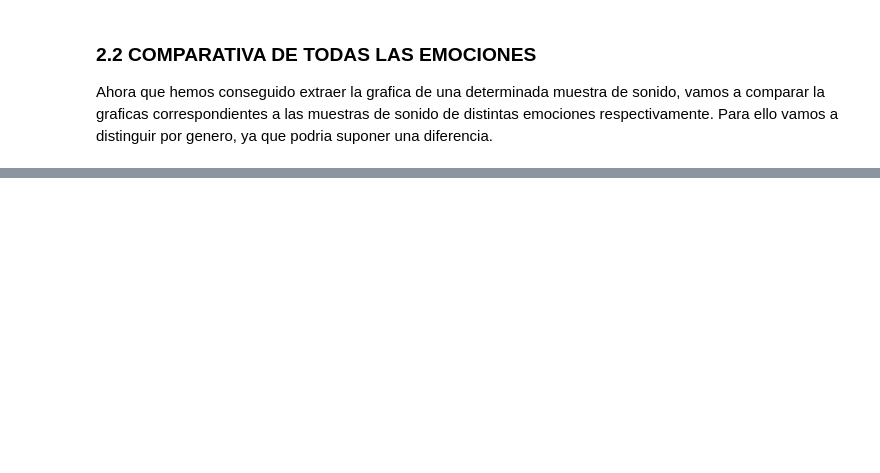
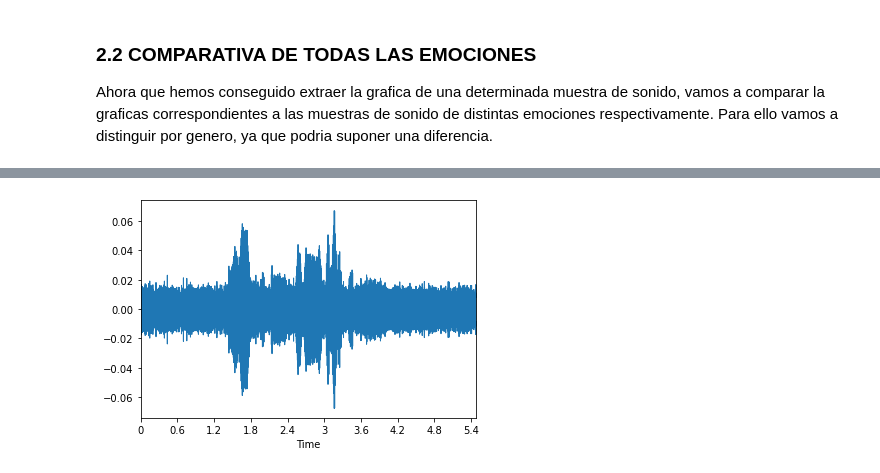
Before and after one commit to Luisa13/Speech_Emotion_Recogntion_in_Foreign_Language, a Jupyter notebook: notebooks/English/3_SER_RAVDESS_English_Augmentation.ipynb, the cells around one changed output, grey strips where cells are left out. Cells and saved outputs as stored; diff of their text form; code cells hidden in the pictures; blank space fills up the shorter version.

Commit message:
RAVDESS English Augmentation - three techniques tried on a sample

```diff
--- a/notebooks/English/3_SER_RAVDESS_English_Augmentation.ipynb
+++ b/notebooks/English/3_SER_RAVDESS_English_Augmentation.ipynb
@@ -247,0 +250,2 @@ def plot_all_emotion_waveforms(gender, rows = 3, cols = 3):
+# %%
+sample_data = librosa.core.load(random_sample)[0]
@@ -247,0 +258,8 @@ def plot_all_emotion_waveforms(gender, rows = 3, cols = 3):
+# %%
+
+wn_spectrum = np.random.randn(len(sample_data))
+data_wn = sample_data + 0.005*wn_spectrum
+# plot_audio_waveform(data_wn)
+librosa.display.waveplot(data_wn, sr=16000)
+ipd.Audio(data_wn, rate=16000)
+# %% [output]
@@ -247,0 +267 @@ def plot_all_emotion_waveforms(gender, rows = 3, cols = 3):
+[figure, added]
```
Also changed, not shown: parts of 11 cells of this notebook.
